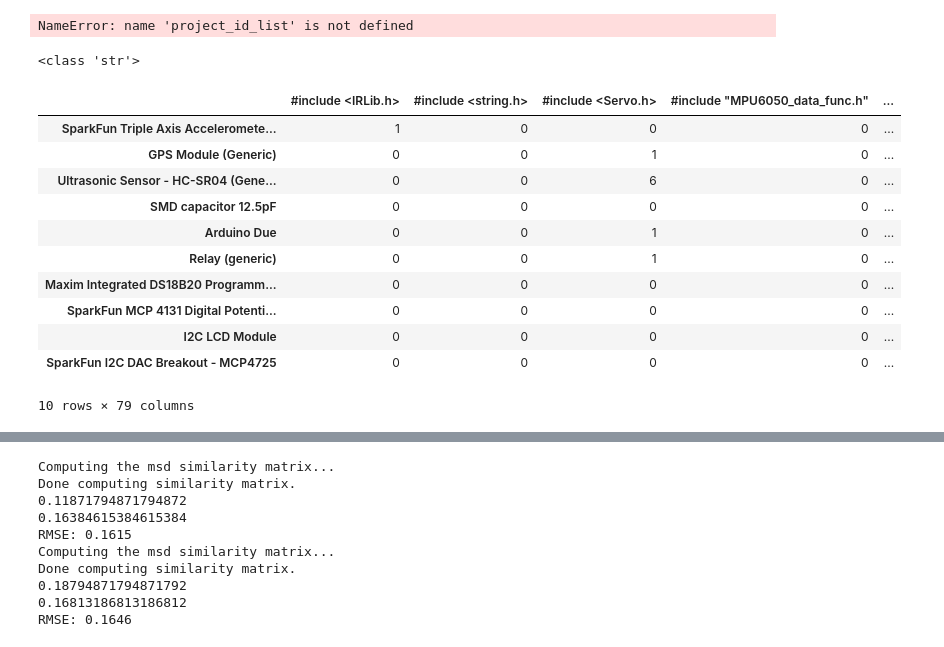
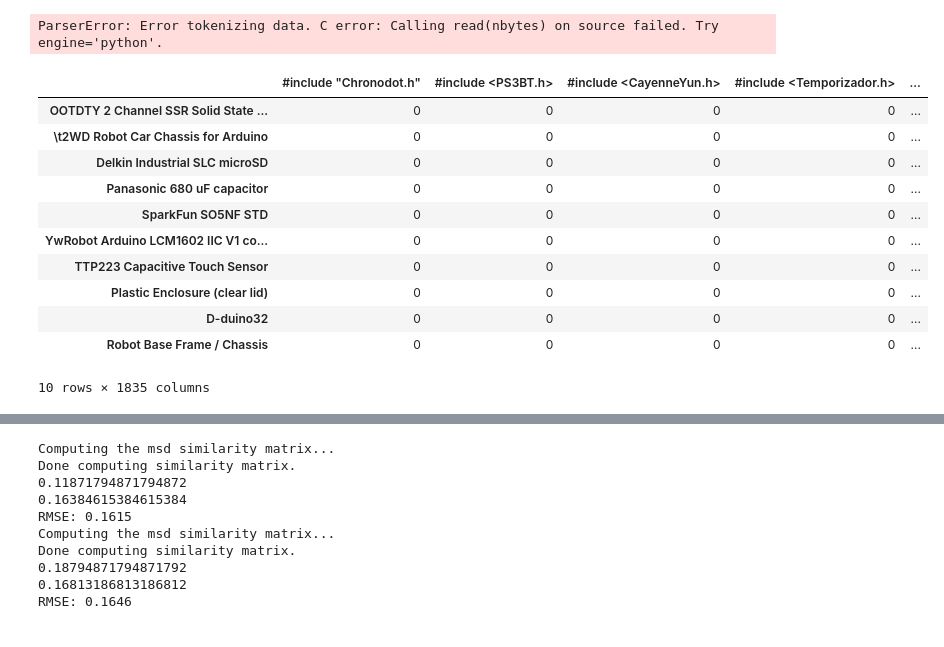
Before and after one commit to skynetnfb/low-code-ard-proj, a Jupyter notebook: data-scraper/notebook_libraries.ipynb, the cells around one changed output, grey strips where cells are left out. Saved outputs shown, nothing was run; the diff lists cells and outputs as text; code cells hidden in the pictures.

```diff
--- a/data-scraper/notebook_libraries.ipynb
+++ b/data-scraper/notebook_libraries.ipynb
@@ -19,8 +11,16 @@ project_id_list = get_all_project_id('project_df_page_0_to_276_cut_10_10.csv')
 # %%
+def get_all_project_id(file_name):
+    df = pd.read_csv(file_name, index_col=0)
+    #display(df.index)
+    return df.index
+
+
+#project_id_list = get_all_project_id('project_df_page_0_to_276_cut_10_10.csv')
+
 
 def get_lib_list(path,id_list,output_df):
     lib_list=[]
-    df_header=['userID','itemID','rating']
+    df_header=['projectID','libID','rating']
     df = pd.DataFrame(columns=df_header)
     for i in id_list:
         libs = read_file(path,i)
@@ -29,7 +29,6 @@ def get_lib_list(path,id_list,output_df):
                             'itemID': [j],
                             'rating': [1]})
             df = df.append(df2, ignore_index = True)
-
         lib_list = lib_list+libs
     #df.to_csv(output_df, index = False)
     #display(df)
@@ -50,42 +49,43 @@ def create_lib_surprise_df(path,id_list, output_df):
     df.to_csv(output_df)
     display(df)
 
-create_lib_surprise_df('C:\\progetti\\low-code-ard-proj\\data-scraper\\code-snippets\\', project_id_list,output_df='test_lib_df.csv')
+create_lib_surprise_df('C:\\progetti\\low-code-ard-proj\\data-scraper\\code-snippets\\', get_all_project_id('project_df_page_0_to_276_cut_0_0.csv'),output_df='complete_project_lib_df.csv')
 #get_lib_list('C:\\progetti\\low-code-ard-proj\\data-scraper\\code-snippets\\',project_id_list)
 # %% [output]
-NameError: name 'project_id_list' is not defined
+ParserError: Error tokenizing data. C error: Calling read(nbytes) on source failed. Try engine='python'.
 # %%
-
-from numpy import dtype
+"""
+this function take as input a df with all information of the project (df1)
+the (df2) with the relation between project and libraries
+and return a new dataframe with the relation between components and libraries
+"""
 
 
-def add_libraries_to_df(df1,df2,col_name,output_file):
+
+def add_libraries_to_df(df1,df2,output_file):
     df1=df1.set_index(['project_id'])
     df2= df2[df2['rating'] != 0]
     df1['libraries']=''
-    print(type(df1.loc['6a63023e-afc2-46f7-996c-67afe9717d2a','libraries']))
     srs=df2.groupby(['userID'])['itemID'].apply(list)
     for i in srs.keys():
         df1.at[i,'libraries'] =srs [i]
     df1= df1[df1['libraries'] !='' ]
     df1 =create_df_from_2_df_col(df1,output_file='out.csv',col_1='components', col_2 ='libraries',row_cut=0,col_cut=0)
     df1.to_csv(output_file)
     return df1
 
 
-df_with_lib=add_libraries_to_df(json_df_to_pd_df('all_project_detail_final_201022.txt'),pd.read_csv('test_lib_df.csv'),output_file='original_df_plus_lib_test.csv',col_name='col')
-display(df_with_lib.head(10))
+df_with_lib=add_libraries_to_df(df1 = json_df_to_pd_df('all_project_detail_final_201022.txt'),df2 = pd.read_csv('complete_project_lib_df.csv'),output_file='complete_df_comp_lib.csv')
 # %% [output]
+|  | #include "Chronodot.h" | #include <PS3BT.h> | #include <CayenneYun.h> | #include <Temporizador.h> | ... |
+| OOTDTY 2 Channel SSR Solid State ... | 0 | 0 | 0 | 0 | ... |
+| \t2WD Robot Car Chassis for Arduino | 0 | 0 | 0 | 0 | ... |
+| Delkin Industrial SLC microSD | 0 | 0 | 0 | 0 | ... |
+| Panasonic 680 uF capacitor | 0 | 0 | 0 | 0 | ... |
+| SparkFun SO5NF STD | 0 | 0 | 0 | 0 | ... |
+| YwRobot Arduino LCM1602 IIC V1 co... | 0 | 0 | 0 | 0 | ... |
+| TTP223 Capacitive Touch Sensor | 0 | 0 | 0 | 0 | ... |
+| Plastic Enclosure (clear lid) | 0 | 0 | 0 | 0 | ... |
+| D-duino32 | 0 | 0 | 0 | 0 | ... |
+| Robot Base Frame / Chassis | 0 | 0 | 0 | 0 | ... |
-<class 'str'>
+10 rows × 1835 columns
-|  | #include <IRLib.h> | #include <string.h> | #include <Servo.h> | #include "MPU6050_data_func.h" | ... |
-| SparkFun Triple Axis Acceleromete... | 1 | 0 | 0 | 0 | ... |
-| GPS Module (Generic) | 0 | 0 | 1 | 0 | ... |
-| Ultrasonic Sensor - HC-SR04 (Gene... | 0 | 0 | 6 | 0 | ... |
-| SMD capacitor 12.5pF | 0 | 0 | 0 | 0 | ... |
-| Arduino Due | 0 | 0 | 1 | 0 | ... |
-| Relay (generic) | 0 | 0 | 1 | 0 | ... |
-| Maxim Integrated DS18B20 Programm... | 0 | 0 | 0 | 0 | ... |
-| SparkFun MCP 4131 Digital Potenti... | 0 | 0 | 0 | 0 | ... |
-| I2C LCD Module | 0 | 0 | 0 | 0 | ... |
-| SparkFun I2C DAC Breakout - MCP4725 | 0 | 0 | 0 | 0 | ... |
-10 rows × 79 columns
```
Also changed, not shown: parts of 20 cells of this notebook, 57 other files.
